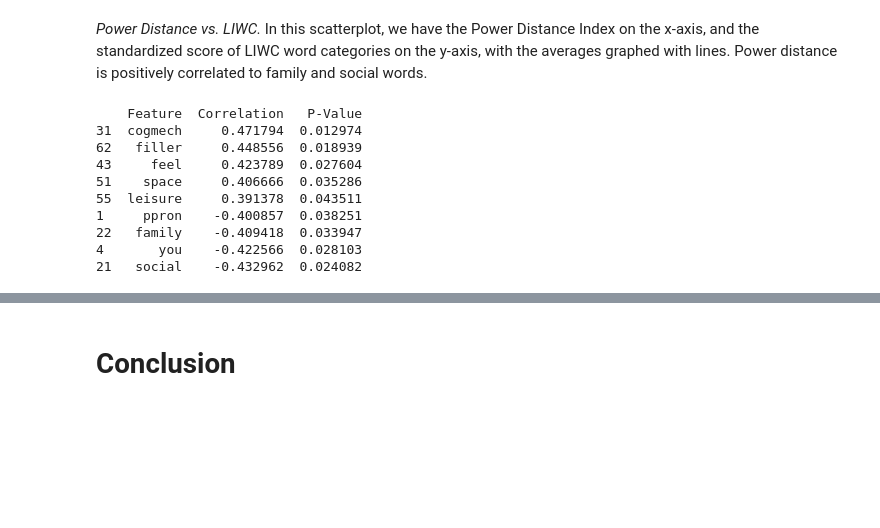
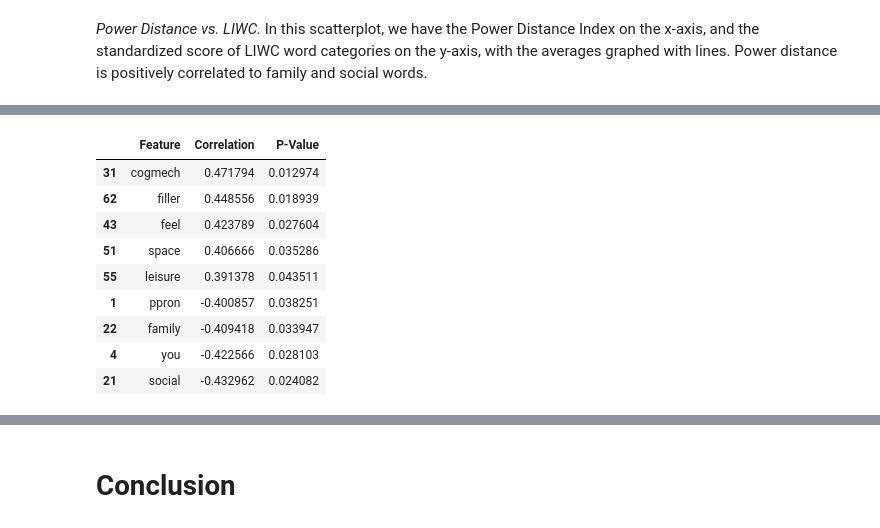
Before and after one commit to graceshaoy/folktale, a Jupyter notebook: data_exploration.ipynb, the cells around one changed output, grey strips where cells are left out. Drawn from its saved outputs; the diff is of its cells as text; code cells hidden in the pictures; blank space fills up the shorter version.

```diff
--- a/data_exploration.ipynb
+++ b/data_exploration.ipynb
@@ -202,16 +205,5 @@ plot
 *Power Distance vs. LIWC.* In this scatterplot, we have the Power Distance Index on the x-axis, and the standardized score of LIWC word categories on the y-axis, with the averages graphed with lines. Power distance is positively correlated to family and social words.
 # %%
 corr, plot = utils.compare_liwc_hofstede('idv',['family','social'],nation_liwc)
-print(corr)
-plot
+corr
 # %% [output]
-    Feature  Correlation   P-Value
-31  cogmech     0.471794  0.012974
-62   filler     0.448556  0.018939
-43     feel     0.423789  0.027604
-51    space     0.406666  0.035286
-55  leisure     0.391378  0.043511
-1     ppron    -0.400857  0.038251
-22   family    -0.409418  0.033947
-4       you    -0.422566  0.028103
-21   social    -0.432962  0.024082
@@ -218,0 +210,10 @@ plot
+|  | Feature | Correlation | P-Value |
+| 31 | cogmech | 0.471794 | 0.012974 |
+| 62 | filler | 0.448556 | 0.018939 |
+| 43 | feel | 0.423789 | 0.027604 |
+| 51 | space | 0.406666 | 0.035286 |
+| 55 | leisure | 0.391378 | 0.043511 |
+| 1 | ppron | -0.400857 | 0.038251 |
+| 22 | family | -0.409418 | 0.033947 |
+| 4 | you | -0.422566 | 0.028103 |
+| 21 | social | -0.432962 | 0.024082 |
```
Also changed, not shown: parts of 20 cells of this notebook, 1 other file.
